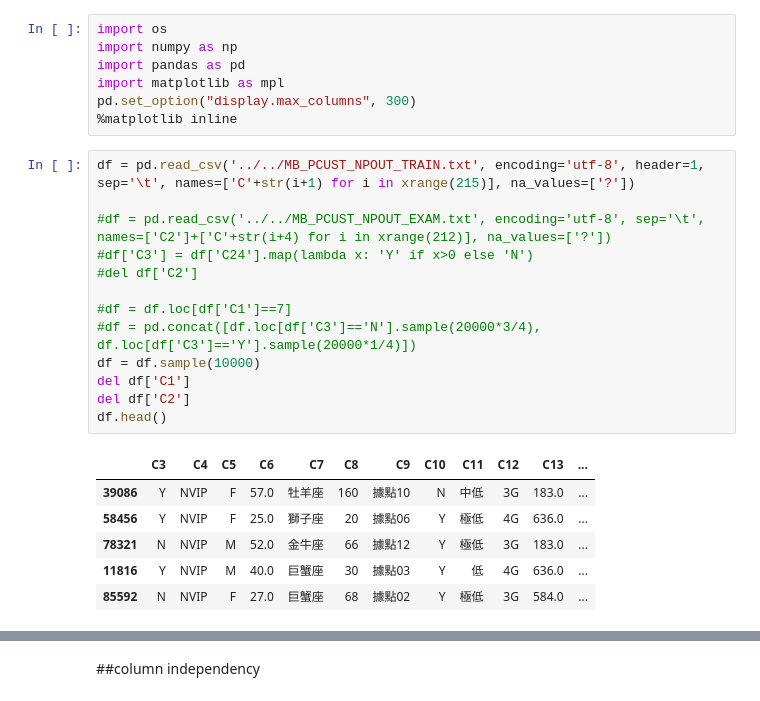
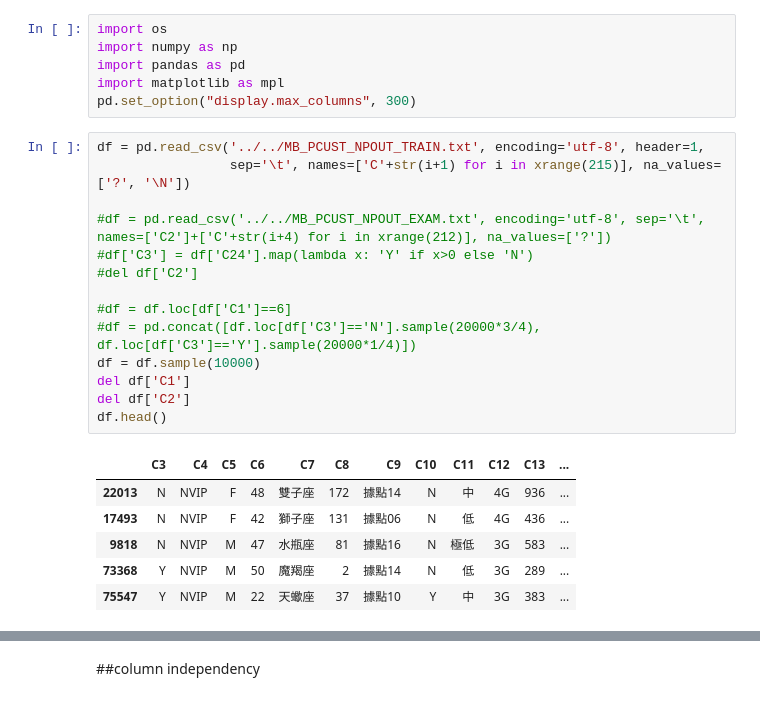
Before and after one commit to hungtzuhsuan/dataAnalytics, a Jupyter notebook: ipython/npout3_forecast.ipynb, the cells around one changed output, grey strips where cells are left out. Cells and saved outputs as stored; diff of their text form.

```diff
--- a/ipython/npout3_forecast.ipynb
+++ b/ipython/npout3_forecast.ipynb
@@ -4,24 +4,24 @@ import numpy as np
 import pandas as pd
 import matplotlib as mpl
 pd.set_option("display.max_columns", 300)
-%matplotlib inline
 # %%
-df = pd.read_csv('../../MB_PCUST_NPOUT_TRAIN.txt', encoding='utf-8', header=1, sep='\t', names=['C'+str(i+1) for i in xrange(215)], na_values=['?'])
+df = pd.read_csv('../../MB_PCUST_NPOUT_TRAIN.txt', encoding='utf-8', header=1,
+                 sep='\t', names=['C'+str(i+1) for i in xrange(215)], na_values=['?', '\N'])
 
 #df = pd.read_csv('../../MB_PCUST_NPOUT_EXAM.txt', encoding='utf-8', sep='\t', names=['C2']+['C'+str(i+4) for i in xrange(212)], na_values=['?'])
 #df['C3'] = df['C24'].map(lambda x: 'Y' if x>0 else 'N')
 #del df['C2']
 
-#df = df.loc[df['C1']==7]
+#df = df.loc[df['C1']==6]
 #df = pd.concat([df.loc[df['C3']=='N'].sample(20000*3/4), df.loc[df['C3']=='Y'].sample(20000*1/4)])
 df = df.sample(10000)
 del df['C1']
 del df['C2']
 df.head()
 # %% [output]
 |  | C3 | C4 | C5 | C6 | C7 | C8 | C9 | C10 | C11 | C12 | C13 | ... |
-| 39086 | Y | NVIP | F | 57.0 | 牡羊座 | 160 | 據點10 | N | 中低 | 3G | 183.0 | ... |
-| 58456 | Y | NVIP | F | 25.0 | 獅子座 | 20 | 據點06 | Y | 極低 | 4G | 636.0 | ... |
-| 78321 | N | NVIP | M | 52.0 | 金牛座 | 66 | 據點12 | Y | 極低 | 3G | 183.0 | ... |
-| 11816 | Y | NVIP | M | 40.0 | 巨蟹座 | 30 | 據點03 | Y | 低 | 4G | 636.0 | ... |
-| 85592 | N | NVIP | F | 27.0 | 巨蟹座 | 68 | 據點02 | Y | 極低 | 3G | 584.0 | ... |
+| 22013 | N | NVIP | F | 48 | 雙子座 | 172 | 據點14 | N | 中 | 4G | 936 | ... |
+| 17493 | N | NVIP | F | 42 | 獅子座 | 131 | 據點06 | N | 低 | 4G | 436 | ... |
+| 9818 | N | NVIP | M | 47 | 水瓶座 | 81 | 據點16 | N | 極低 | 3G | 583 | ... |
+| 73368 | Y | NVIP | M | 50 | 魔羯座 | 2 | 據點14 | N | 低 | 3G | 289 | ... |
+| 75547 | Y | NVIP | M | 22 | 天蠍座 | 37 | 據點10 | Y | 中 | 3G | 383 | ... |
```
Also changed, not shown: parts of 24 cells of this notebook.
